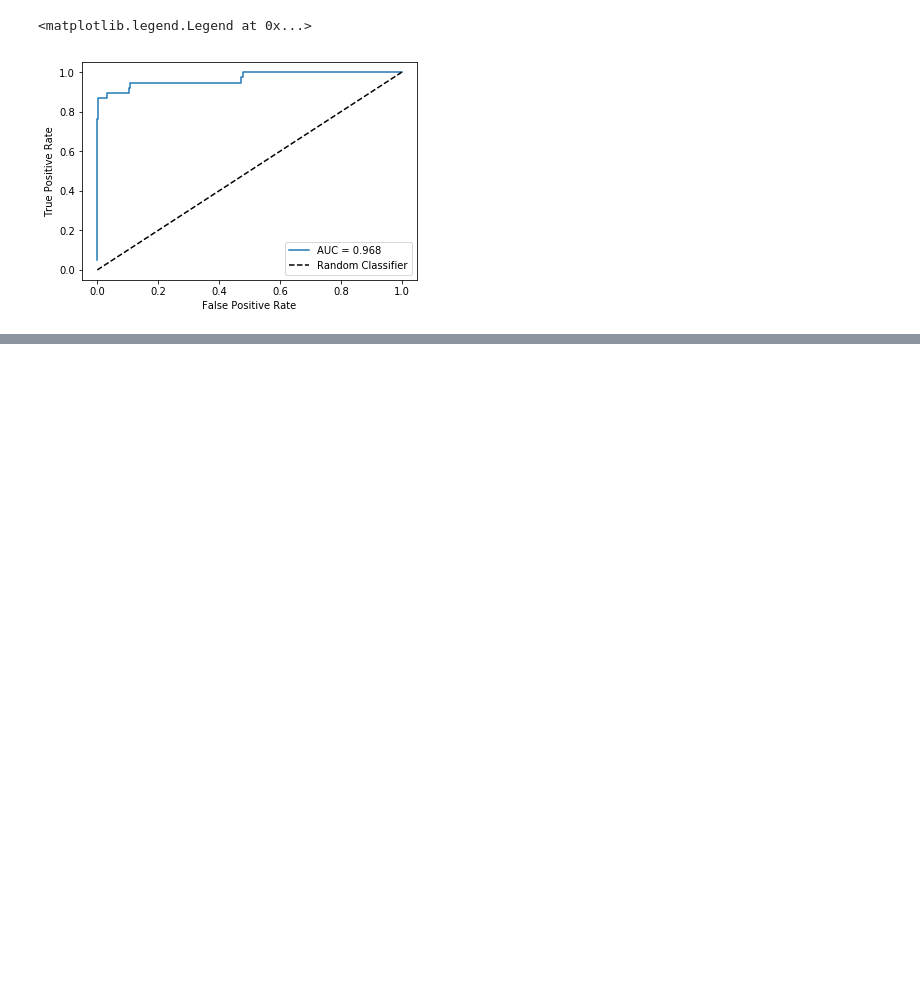
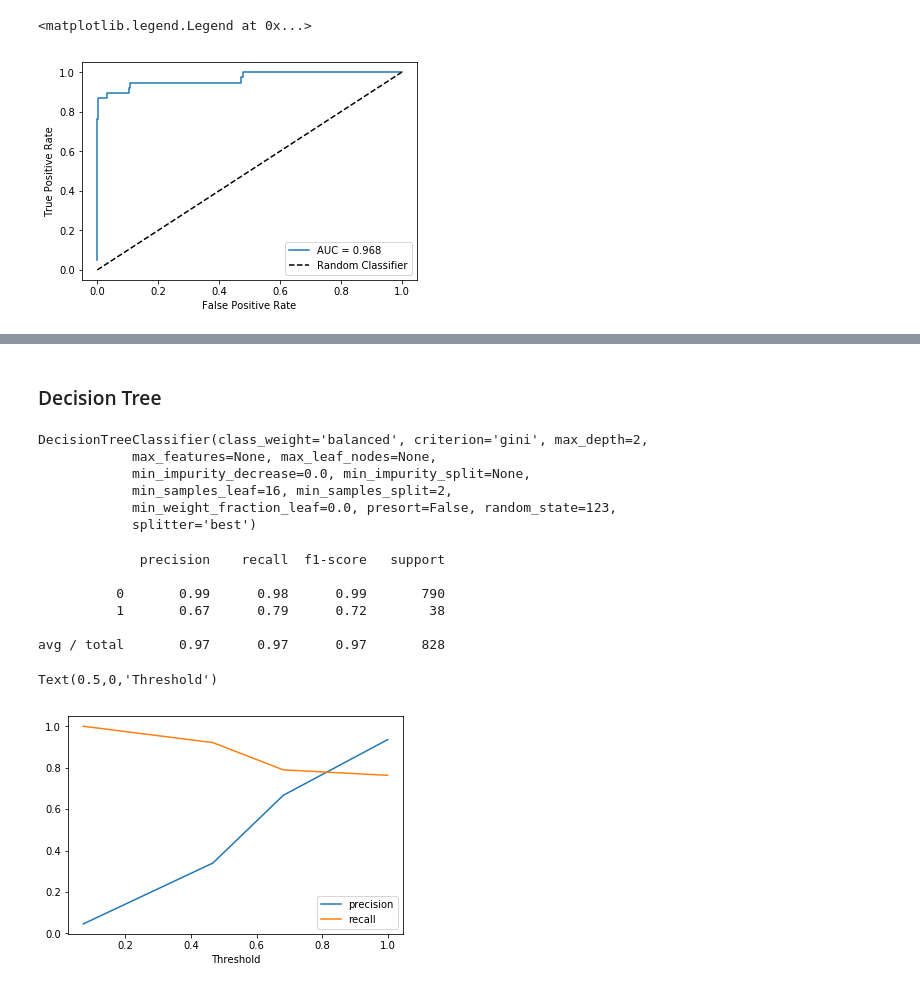
Before and after one commit to Tonicrespit/MADM-2017, a Jupyter notebook: 6 - Evaluación/3 - Evaluación - Detección de fraude.ipynb, the cells around one changed output, grey strips where cells are left out. Cells and saved outputs as stored; diff of their text form; code cells hidden in the pictures; blank space fills up the shorter version.

```diff
--- a/6 - Evaluación/3 - Evaluación - Detección de fraude.ipynb
+++ b/6 - Evaluación/3 - Evaluación - Detección de fraude.ipynb
@@ -200,0 +276,46 @@ df[["idObservación", "clase_predicha", "probabilidad_clase_1"]].to_csv('data/fr
+# %% [markdown]
+### Decision Tree
+# %%
+# params = {'max_depth': range(1, 10),
+#           'min_samples_split': range(2, 20, 2),
+#           'min_samples_leaf': range(2, 40, 2)
+#          }
+
+# classifier = DecisionTreeClassifier()
+# decisionTree = GridSearchCV(estimator=classifier, param_grid=params, cv=5, scoring='roc_auc')
+# decisionTree.fit(X_train, y_train)
+# print(decisionTree.best_params_)
+# Output: {'max_depth': 2, 'min_samples_leaf': 16, 'min_samples_split': 2}
+
+decisionTree = DecisionTreeClassifier(random_state=rnd_seed, class_weight='balanced',
+                                      max_depth = 2, min_samples_leaf = 16, min_samples_split = 2)
+decisionTree.fit(X_train, y_train)
+# %% [output]
+DecisionTreeClassifier(class_weight='balanced', criterion='gini', max_depth=2,
+            max_features=None, max_leaf_nodes=None,
+            min_impurity_decrease=0.0, min_impurity_split=None,
+            min_samples_leaf=16, min_samples_split=2,
+            min_weight_fraction_leaf=0.0, presort=False, random_state=123,
+            splitter='best')
+# %%
+y_pred = decisionTree.predict(X_test)
+print(classification_report(y_test, y_pred))
+# %% [output]
+             precision    recall  f1-score   support
+
+          0       0.99      0.98      0.99       790
+          1       0.67      0.79      0.72        38
+
+avg / total       0.97      0.97      0.97       828
+# %%
+y_proba = decisionTree.predict_proba(X_test)
+
+prec, rec, thre = precision_recall_curve(y_true=y_test, probas_pred=y_proba[:,1])
+
+plt.plot(thre, prec[:-1], label='precision')
+plt.plot(thre, rec[:-1], label='recall')
+plt.legend(loc='best')
+plt.xlabel('Threshold')
+# %% [output]
+Text(0.5,0,'Threshold')
+[figure, added]
```
Also changed, not shown: parts of 17 cells of this notebook, 4 other files.
